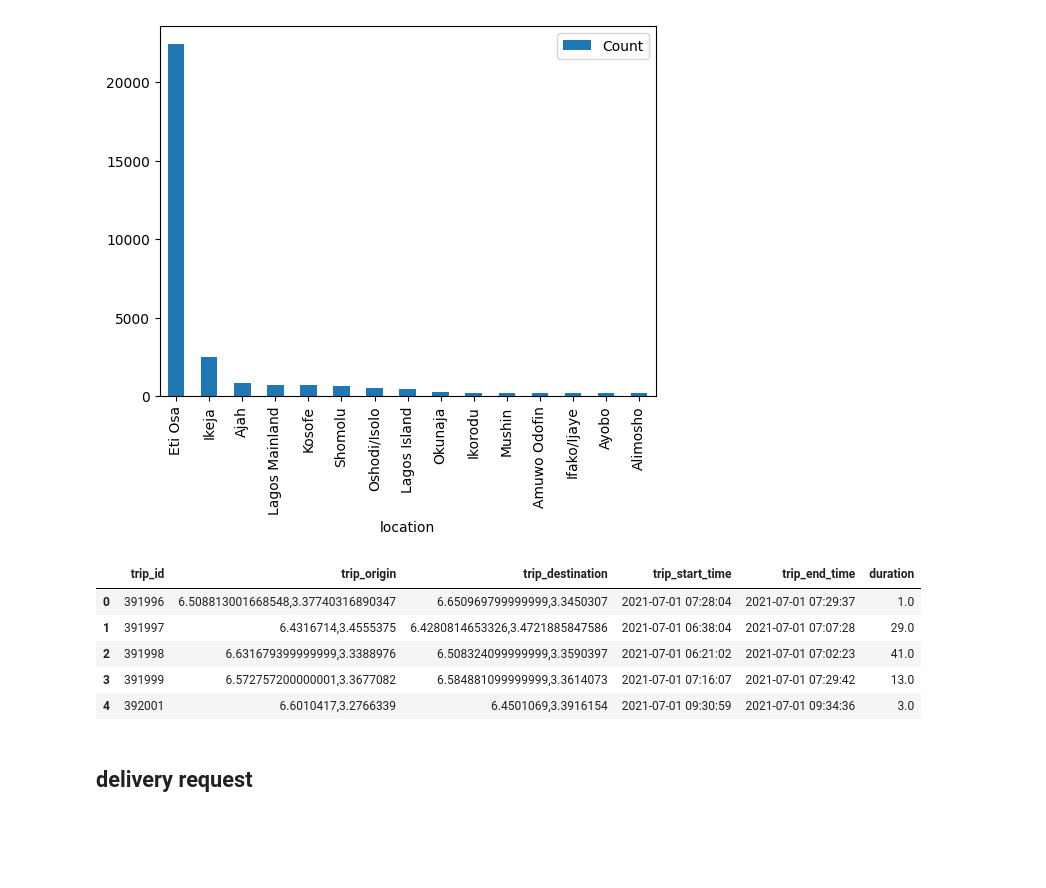
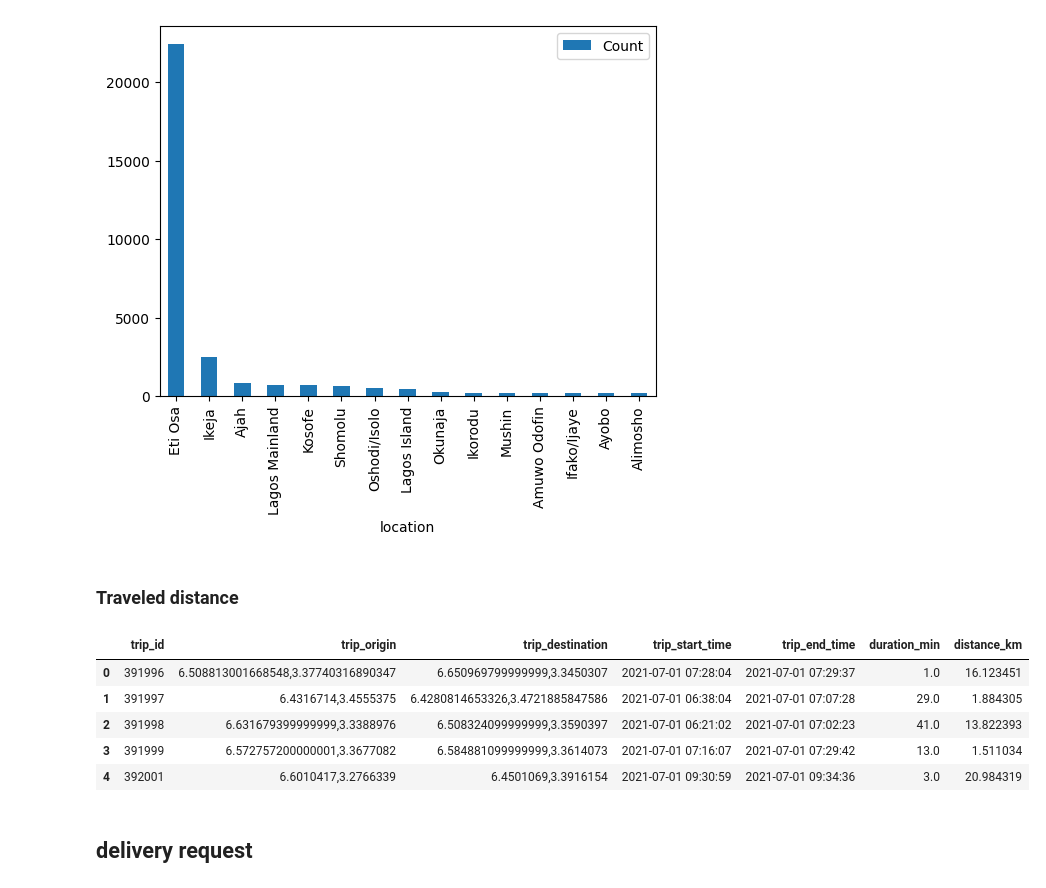
Before and after one commit to Nathnael12/Causal-Inference, a Jupyter notebook: notebooks/EDA.ipynb, the cells around one changed output. Drawn from its saved outputs; the diff is of its cells as text; code cells hidden in the pictures; blank space fills up the shorter version.

Commit message:
start feature engineering: add distance traveled

```diff
--- a/notebooks/EDA.ipynb
+++ b/notebooks/EDA.ipynb
@@ -359,15 +345,26 @@ Try using .loc[row_indexer,col_indexer] = value instead
 
 See the caveats in the documentation: https://pandas.pydata.org/pandas-docs/stable/user_guide/indexing.html#returning-a-view-versus-a-copy
 [figure]
-# %%
-complete_cleaned.head()
-# %% [output]
-|  | trip_id | trip_origin | trip_destination | trip_start_time | trip_end_time | duration |
-| 0 | 391996 | 6.508813001668548,3.37740316890347 | 6.650969799999999,3.3450307 | 2021-07-01 07:28:04 | 2021-07-01 07:29:37 | 1.0 |
-| 1 | 391997 | 6.4316714,3.4555375 | 6.4280814653326,3.4721885847586 | 2021-07-01 06:38:04 | 2021-07-01 07:07:28 | 29.0 |
-| 2 | 391998 | 6.631679399999999,3.3388976 | 6.508324099999999,3.3590397 | 2021-07-01 06:21:02 | 2021-07-01 07:02:23 | 41.0 |
-| 3 | 391999 | 6.572757200000001,3.3677082 | 6.584881099999999,3.3614073 | 2021-07-01 07:16:07 | 2021-07-01 07:29:42 | 13.0 |
-| 4 | 392001 | 6.6010417,3.2766339 | 6.4501069,3.3916154 | 2021-07-01 09:30:59 | 2021-07-01 09:34:36 | 3.0 |
+# %% [markdown]
+### Traveled distance
+# %%
+complete_cleaned['distance']=complete_cleaned.apply(lambda x:distance.distance((x["trip_origin"]), (x["trip_destination"])).km,axis=1)
+# georgia_aquarium = ("33.76326745, -84.39511726814364")
+# stone_mountain = ("33.804504, -84.1587461")
+
+# # print(distance.distance(georgia_aquarium, stone_mountain).miles)
+# print(distance.distance(georgia_aquarium, stone_mountain).km)
+# %%
+complete_cleaned.rename(columns={"distance":"distance_km","duration":"duration_min"},inplace=True)
+complete_cleaned.to_csv("../data/cleaned_complete_orders.csv",index=False)
+complete_cleaned.head()
+# %% [output]
+|  | trip_id | trip_origin | trip_destination | trip_start_time | trip_end_time | duration_min | distance_km |
+| 0 | 391996 | 6.508813001668548,3.37740316890347 | 6.650969799999999,3.3450307 | 2021-07-01 07:28:04 | 2021-07-01 07:29:37 | 1.0 | 16.123451 |
+| 1 | 391997 | 6.4316714,3.4555375 | 6.4280814653326,3.4721885847586 | 2021-07-01 06:38:04 | 2021-07-01 07:07:28 | 29.0 | 1.884305 |
+| 2 | 391998 | 6.631679399999999,3.3388976 | 6.508324099999999,3.3590397 | 2021-07-01 06:21:02 | 2021-07-01 07:02:23 | 41.0 | 13.822393 |
+| 3 | 391999 | 6.572757200000001,3.3677082 | 6.584881099999999,3.3614073 | 2021-07-01 07:16:07 | 2021-07-01 07:29:42 | 13.0 | 1.511034 |
+| 4 | 392001 | 6.6010417,3.2766339 | 6.4501069,3.3916154 | 2021-07-01 09:30:59 | 2021-07-01 09:34:36 | 3.0 | 20.984319 |
 # %% [markdown]
 ## delivery request
 # %%
```
Also changed, not shown: parts of 4 cells of this notebook, 1 other file.
